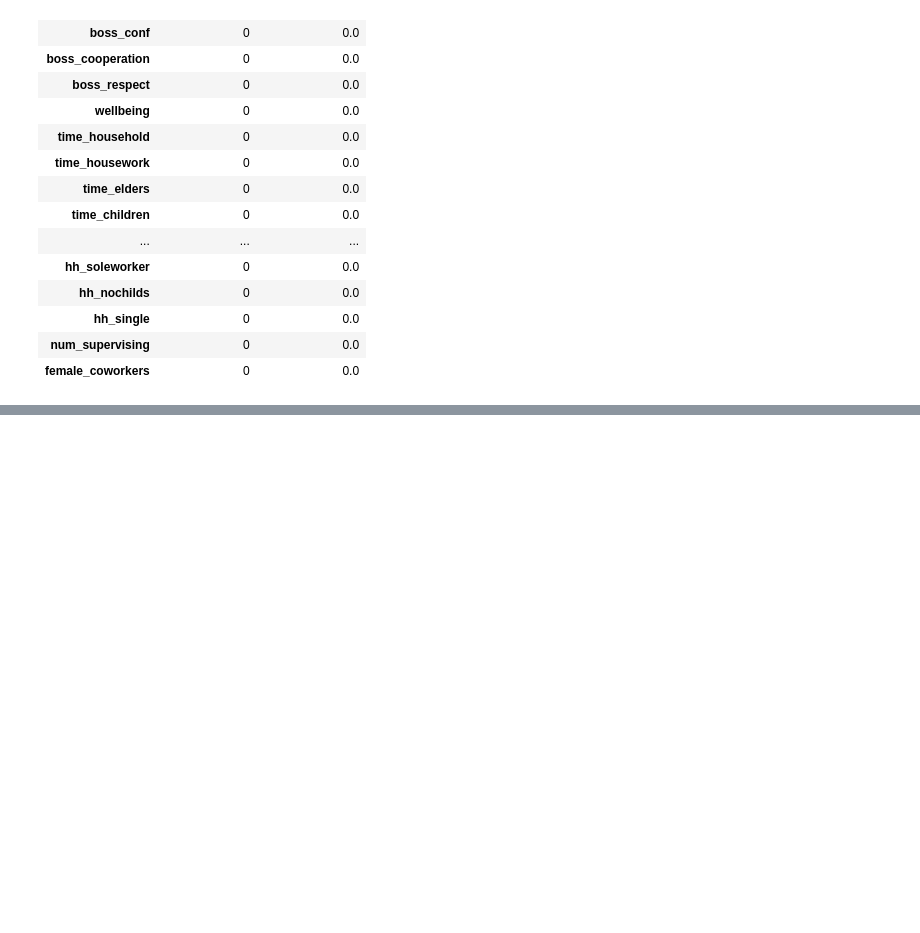
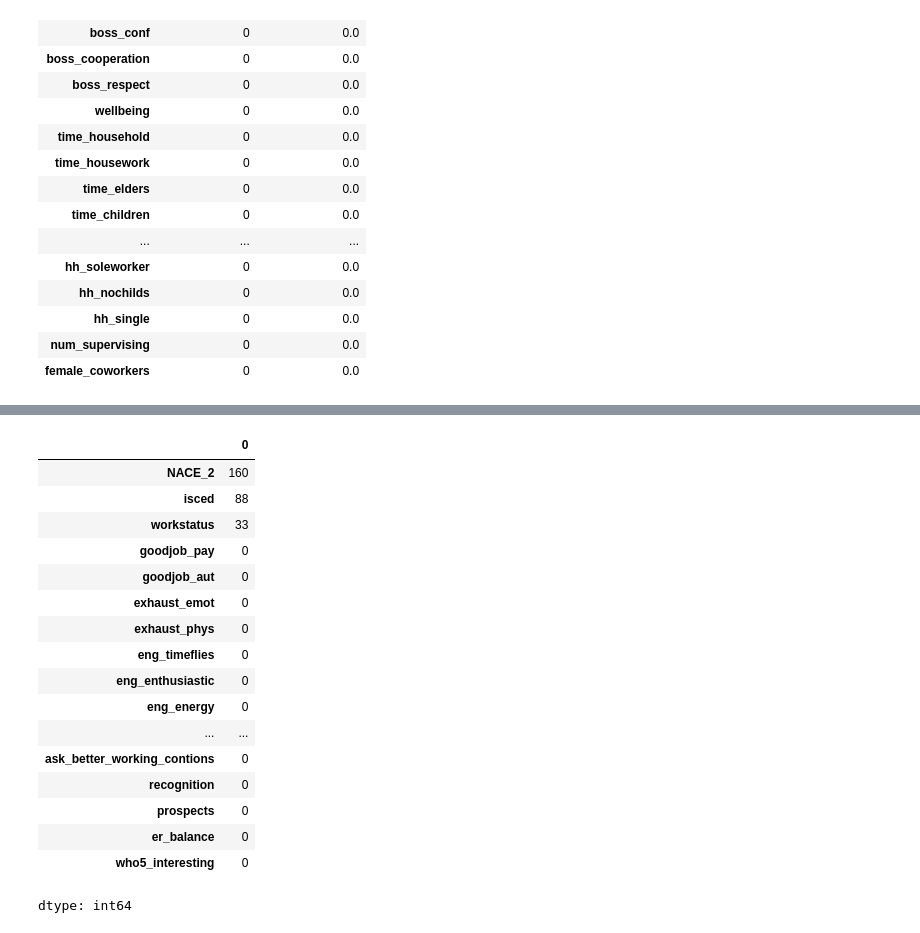
Before and after one commit to angarikadas26-lgtm/burnout-prediction-project, a Jupyter notebook: ArtifactV2_datacleaning.ipynb, the cells around one changed output, grey strips where cells are left out. Saved outputs shown, nothing was run; the diff lists cells and outputs as text; code cells hidden in the pictures; blank space fills up the shorter version.

```diff
--- a/ArtifactV2_datacleaning.ipynb
+++ b/ArtifactV2_datacleaning.ipynb
@@ -173,0 +203,26 @@ missing_table.sort_values(
+# %%
+# replace suspicious values
+
+df.replace([-999, -998, -881], np.nan, inplace=True)
+
+#re-check missing values again after replacement of suspicious values
+(df.isnull().sum().sort_values(ascending=False)).head(20)
+# %% [output]
+|  | 0 |
+| NACE_2 | 160 |
+| isced | 88 |
+| workstatus | 33 |
+| goodjob_pay | 0 |
+| goodjob_aut | 0 |
+| exhaust_emot | 0 |
+| exhaust_phys | 0 |
+| eng_timeflies | 0 |
+| eng_enthusiastic | 0 |
+| eng_energy | 0 |
+| ... | ... |
+| ask_better_working_contions | 0 |
+| recognition | 0 |
+| prospects | 0 |
+| er_balance | 0 |
+| who5_interesting | 0 |
+dtype: int64
```
Also changed, not shown: parts of 1 cell of this notebook.
